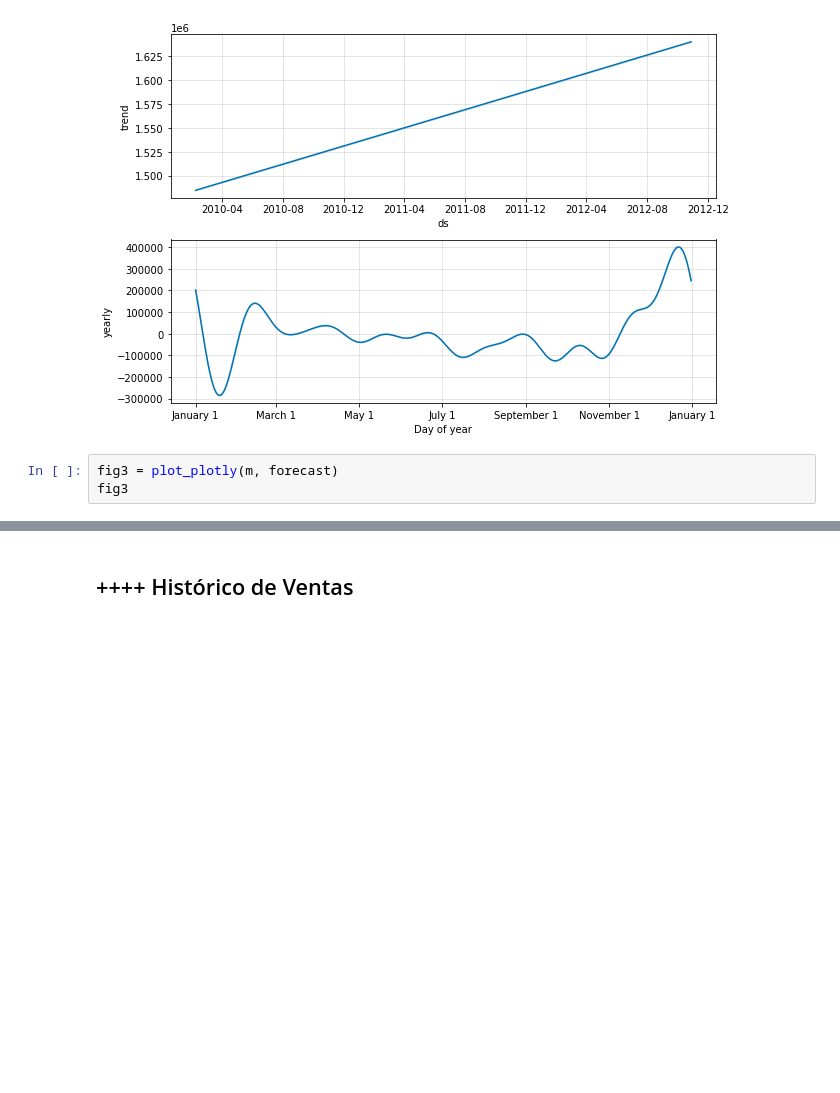
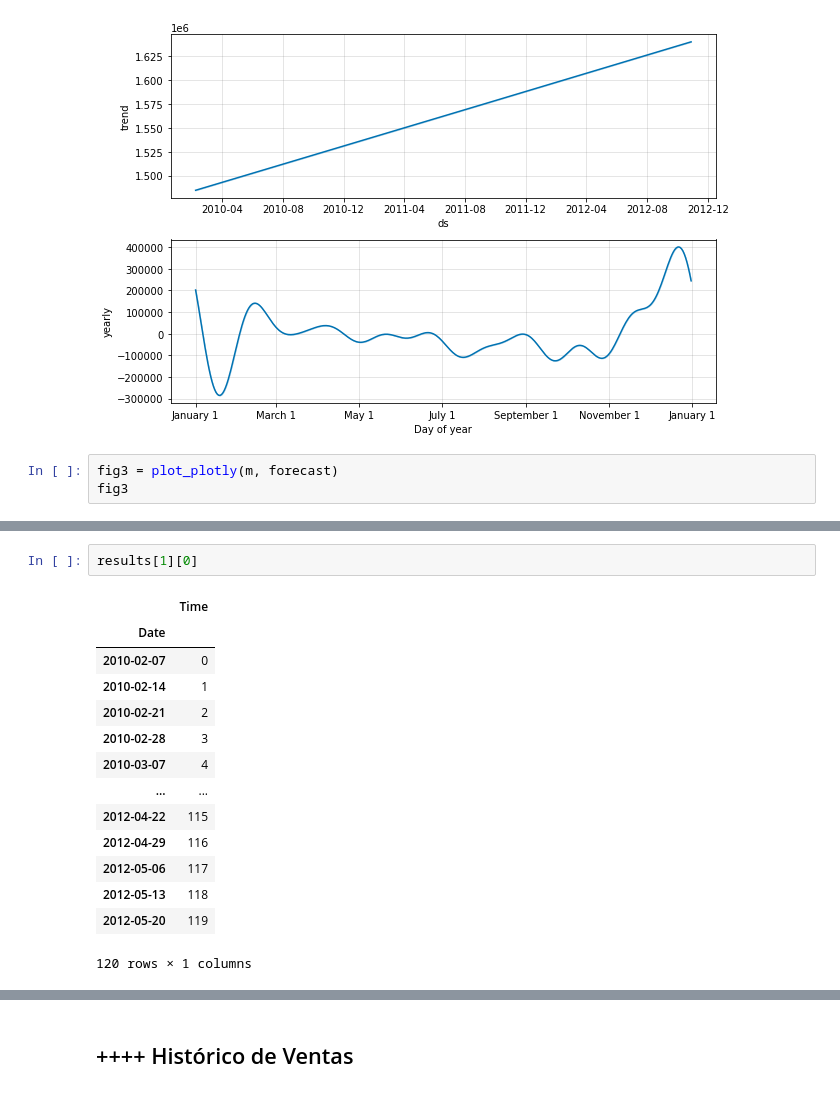
Before and after one commit to lebesguee/walmart_forecast, a Jupyter notebook: forecasting.ipynb, the cells around one changed output, grey strips where cells are left out. Cells and saved outputs as stored; diff of their text form; blank space fills up the shorter version.

```diff
--- a/forecasting.ipynb
+++ b/forecasting.ipynb
@@ -581,0 +654,17 @@ fig3
+# %%
+results[1][0]
+# %% [output]
+|  | Time |
+| Date |  |
+| 2010-02-07 | 0 |
+| 2010-02-14 | 1 |
+| 2010-02-21 | 2 |
+| 2010-02-28 | 3 |
+| 2010-03-07 | 4 |
+| ... | ... |
+| 2012-04-22 | 115 |
+| 2012-04-29 | 116 |
+| 2012-05-06 | 117 |
+| 2012-05-13 | 118 |
+| 2012-05-20 | 119 |
+120 rows × 1 columns
```
Also changed, not shown: parts of 8 cells of this notebook.
